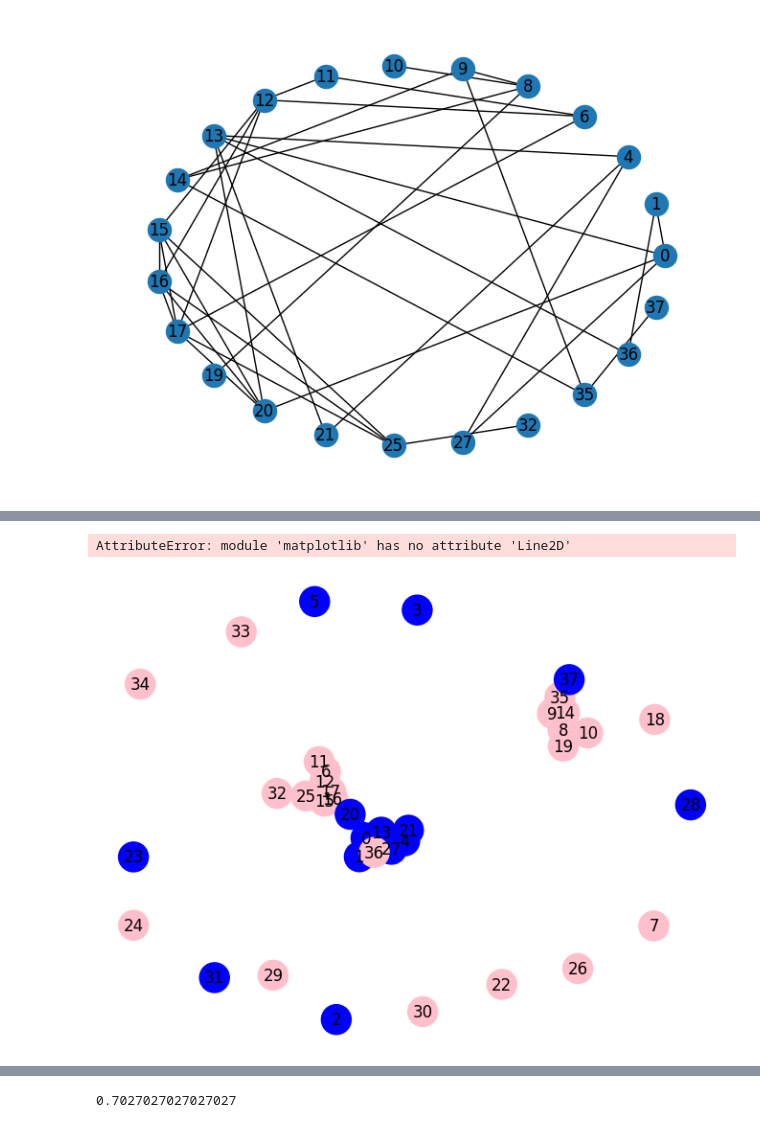
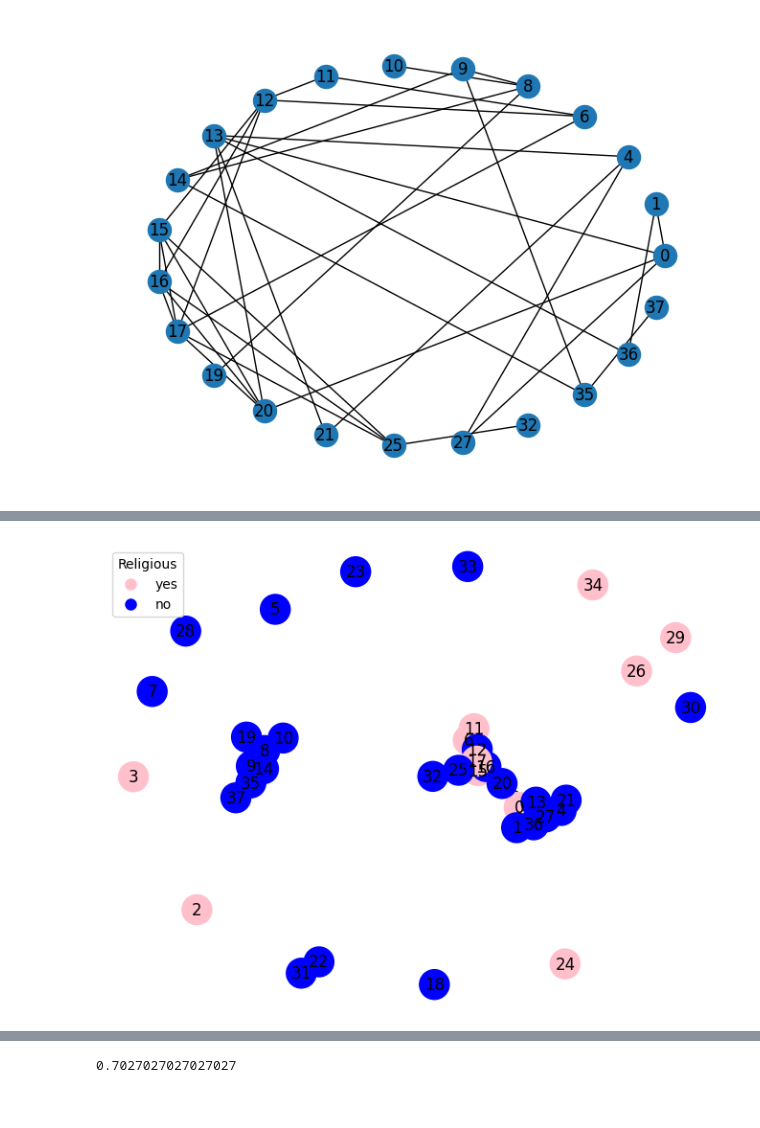
Before and after one commit to MatteoFusconi/Social-Network-Analysis, a Jupyter notebook: UniG.ipynb, the cells around one changed output, grey strips where cells are left out. Cells and saved outputs as stored; diff of their text form; code cells hidden in the pictures.

```diff
--- a/UniG.ipynb
+++ b/UniG.ipynb
@@ -137,0 +144,26 @@ print(matrix_meta)
+# %%
+# Read the attributes from an input file
+input_file = "meta2.txt"
+node_id = 0
+
+node_attributes = []
+
+with open(input_file, 'r') as file:
+    for line in file:
+        parts = line.strip().split()
+        if len(parts) == 6:
+            sex, age,smoking,drugs, religion,school = int(parts[0]), int(parts[1]), int(parts[2]), int(parts[3]), int(parts[4]),int(parts[5])
+            node_attributes.append({'sex': sex, 'age': age, 'smoking': smoking,'drugs':drugs, 'religion': religion,'school':school})
+
+# Set the attributes for nodes in the graph
+node_ids = list(g.nodes)  # Assuming node IDs correspond to node order in the input file
+
+for i, node_id in enumerate(node_ids):
+    attributes = node_attributes[i]
+    nx.set_node_attributes(g, {node_id: attributes})
+
+# Example: Print attributes for a specific node (e.g., node with ID 1)
+node_id = 0
+attributes = g.nodes[node_id]
+print(attributes)
+print(f"Node {node_id} attributes - Sex: {attributes['sex']}, Age: {attributes['age']}, smoking: {attributes['smoking']}, drugs: {attributes['drugs']},Religion: {attributes['religion']},school: {attributes['school']}")
@@ -200,24 +299,20 @@ with open("meta2.txt", "w") as file:
 # %%
-import matplotlib as plt
 # Create a mapping of 'sex' attribute values to colors
 color_map = {1: 'pink', 0: 'blue'}
-color_legend = {1: 'Female', 2: 'Male'}
+color_legend = {1: 'yes', 0: 'no'}
 
 # Extract the 'sex' attribute for each node and assign a color based on the attribute
-node_colors = [color_map[matrix_meta[node][0]] for node in g.nodes()]
+node_colors = [color_map[g.nodes[node]['religion']] for node in g.nodes()]
 
 # Draw the graph with node colors
-# pos = nx.spring_layout(g)  # You can choose a different layout if desired
-# nx.draw(g, pos, with_labels=True, node_color=node_colors, node_size=500, font_size=12)
-nx.draw(g, with_labels=True, node_color=node_colors, node_size=500, font_size=12)
+pos = nx.spring_layout(g)  # You can choose a different layout if desired
+nx.draw(g, pos, with_labels=True, node_color=node_colors, node_size=500, font_size=12)
 
 # Create a custom legend
 legend_labels = {v: k for k, v in color_legend.items()}
 legend_handles = [plt.Line2D([0], [0], marker='o', color='w', markerfacecolor=color_map[legend_labels[label]], markersize=10, label=label) for label in color_legend.values()]
-plt.legend(handles=legend_handles, title='Sex', loc='upper left')
+plt.legend(handles=legend_handles, title='Religious', loc='upper left')
 
-plt.show(with_labels = True)
-#nx.draw_circular(K,with_labels = True)
+plt.show()
 # %% [output]
-AttributeError: module 'matplotlib' has no attribute 'Line2D'
-[figure, old version]
+[figure, new version]
```
Also changed, not shown: parts of 37 cells of this notebook, 5 other files.
